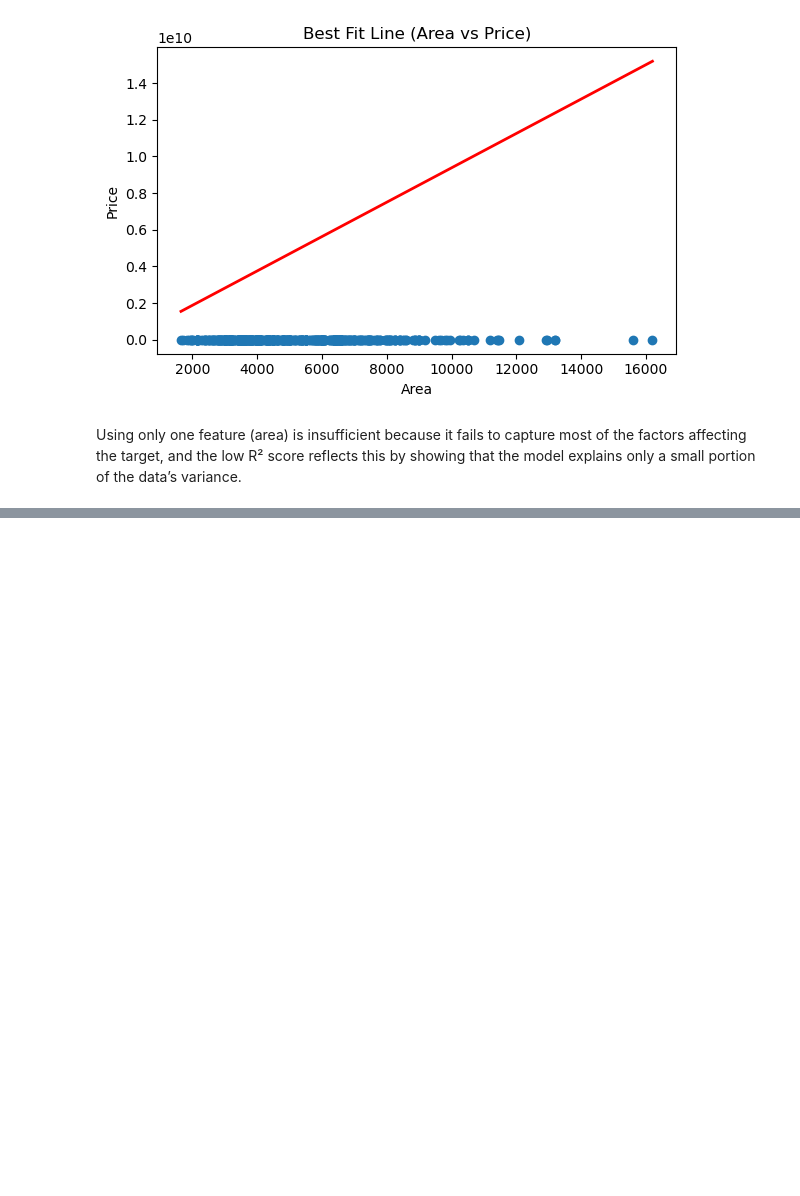
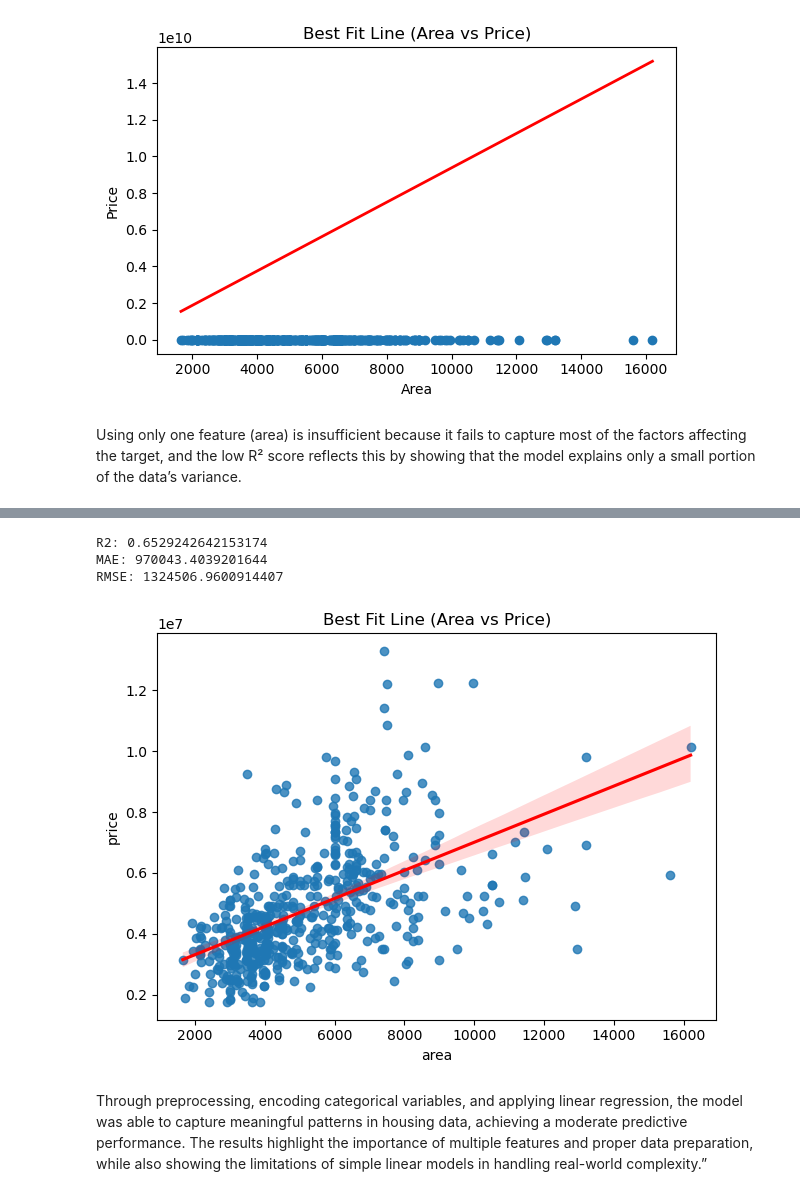
Before and after one commit to Darshna-Choudhary/ML-Learning, a Jupyter notebook: Linear_Regression/House_price_prediction.ipynb, the cells around one changed output, grey strips where cells are left out. Drawn from its saved outputs; the diff is of its cells as text; code cells hidden in the pictures; blank space fills up the shorter version.

Commit message:
improved the model and concepts

```diff
--- a/Linear_Regression/House_price_prediction.ipynb
+++ b/Linear_Regression/House_price_prediction.ipynb
@@ -74,0 +133,17 @@ Using only one feature (area) is insufficient because it fails to capture most o
+# %%
+print("R2:", r2_score(y_test1, y_pred_new))
+print("MAE:", mean_absolute_error(y_test1, y_pred_new))
+print("RMSE:", np.sqrt(mean_squared_error(y_test1, y_pred_new)))
+# %% [output]
+R2: 0.6529242642153174
+MAE: 970043.4039201644
+RMSE: 1324506.9600914407
+# %%
+import seaborn as sns
+sns.regplot(x='area', y='price', data=df, line_kws={"color": "red"})
+plt.title("Best Fit Line (Area vs Price)")
+plt.tight_layout()
+# %% [output]
+[figure, added]
+# %% [markdown]
+Through preprocessing, encoding categorical variables, and applying linear regression, the model was able to capture meaningful patterns in housing data, achieving a moderate predictive performance. The results highlight the importance of multiple features and proper data preparation, while also showing the limitations of simple linear models in handling real-world complexity.”
```
Also changed, not shown: parts of 13 cells of this notebook.
